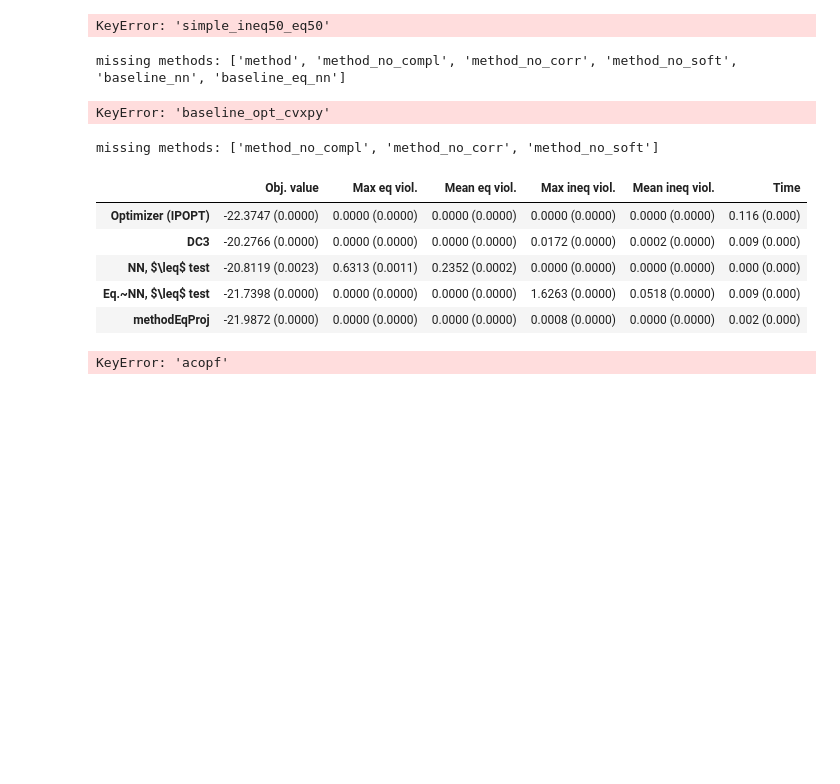
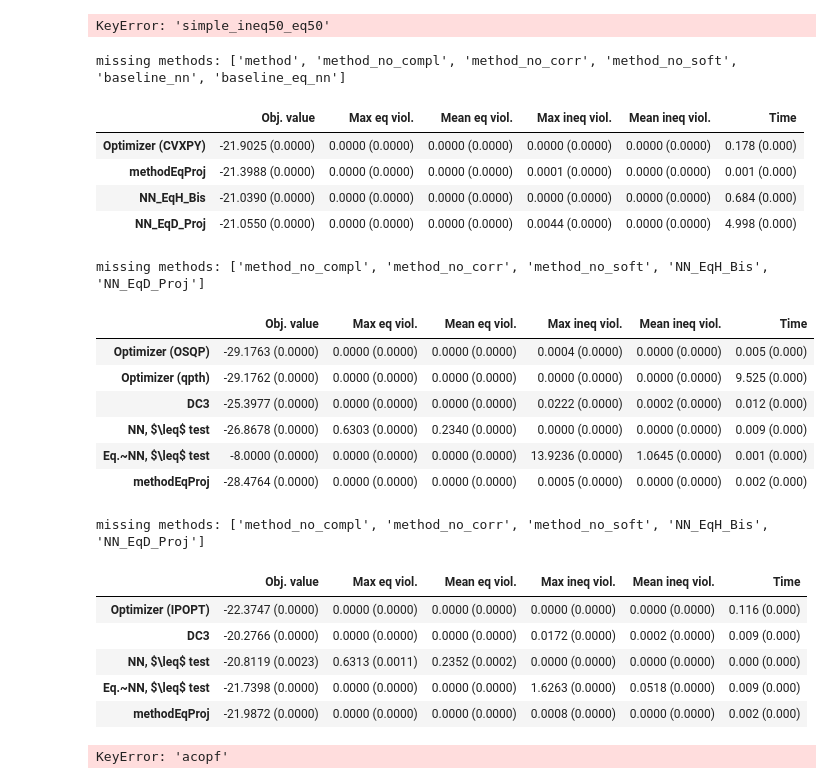
Before and after one commit to 222042015/DC3, a Jupyter notebook: ResultsViz.ipynb, the cells around one changed output. Drawn from its saved outputs; the diff is of its cells as text; code cells hidden in the pictures; blank space fills up the shorter version.

Commit message:
add dcopf

```diff
--- a/ResultsViz.ipynb
+++ b/ResultsViz.ipynb
@@ -39,7 +19,7 @@ def get_results_table(results_dict, metrics, keep_methods):
     missing_methods = []
     for method in keep_methods:
         if method in results_dict:
-            d[method] = ['{:.3f} ({:.3f})'.format(*results_dict[method][metric]) if 'time' in metric else \
+            d[method] = ['{:.4f} ({:.4f})'.format(*results_dict[method][metric]) if 'time' in metric else \
                          '{:.4f} ({:.4f})'.format(*results_dict[method][metric]) for metric in metrics]
         else:
             missing_methods.append(method)
@@ -62,9 +42,9 @@ def get_full_results_table(results_dict, exper_type, num=5):
                         'Time']
 
     nn_methods = ['method', 'method_no_compl', 'method_no_corr', 'method_no_soft',
-               'baseline_nn', 'baseline_eq_nn'] + ['method_eq_proj']
+               'baseline_nn', 'baseline_eq_nn'] + ['method_eq_proj', 'NN_EqH_Bis', 'NN_EqD_Proj']
     opt_methods = dict([
-            ('simple', ['osqp', 'qpth']), ('nonconvex', ['ipopt']), ('acopf', ['pypower']), ('qcqp', ['cvxpy'])
+            ('simple', ['osqp', 'qpth']), ('nonconvex', ['ipopt']), ('acopf', ['pypower']), ('qcqp', ['cvxpy']), ('dcopf', ['osqp', 'gurobi'])
     ])
     opt_methods_list = ['baseline_opt_{}'.format(x) for x in opt_methods[exper_type]]
     methods_renaming_dict = dict((
@@ -82,7 +62,10 @@ def get_full_results_table(results_dict, exper_type, num=5):
             ('baseline_opt_ipopt', 'Optimizer (IPOPT)'),
             ('baseline_opt_pypower', 'Optimizer (PYPOWER)'),
             ('baseline_opt_cvxpy', 'Optimizer (CVXPY)'),
-            ('method_eq_proj', 'methodEqProj')
+            ('baseline_opt_gurobi', 'Optimizer (GUROBI)'),
+            ('method_eq_proj', 'methodEqProj'),
+            ('NN_EqH_Bis', 'NN_EqH_Bis'),
+            ('NN_EqD_Proj', 'NN_EqD_Proj')
         ))
 
     # df1, missing_methods = get_results_table(results_dict, metrics, nn_methods + opt_methods_list)
@@ -106,7 +89,7 @@ def get_full_results_table(results_dict, exper_type, num=5):
     all_results = df1
     results_ordering = opt_methods_list + ['method', 'method_no_compl', 'method_no_corr',
                        'method_no_soft', 'baseline_nn',
-                       'baseline_eq_nn'] + ['method_eq_proj']
+                       'baseline_eq_nn'] + ['method_eq_proj'] + ['NN_EqH_Bis', 'NN_EqD_Proj']
     all_results = all_results.loc[[x for x in results_ordering if x not in missing_methods]]
     all_results.index = [methods_renaming_dict[x] for x in all_results.index]
     all_results.columns = metrics_renaming
@@ -122,15 +114,28 @@ df_qcqp = get_full_results_table(stats['qcqp'], exper_type='qcqp')
 df_qcqp
 # %% [output]
 missing methods: ['method', 'method_no_compl', 'method_no_corr', 'method_no_soft', 'baseline_nn', 'baseline_eq_nn']
-KeyError: 'baseline_opt_cvxpy'
+|  | Obj. value | Max eq viol. | Mean eq viol. | Max ineq viol. | Mean ineq viol. | Time |
+| Optimizer (CVXPY) | -21.9025 (0.0000) | 0.0000 (0.0000) | 0.0000 (0.0000) | 0.0000 (0.0000) | 0.0000 (0.0000) | 0.178 (0.000) |
+| methodEqProj | -21.3988 (0.0000) | 0.0000 (0.0000) | 0.0000 (0.0000) | 0.0001 (0.0000) | 0.0000 (0.0000) | 0.001 (0.000) |
+| NN_EqH_Bis | -21.0390 (0.0000) | 0.0000 (0.0000) | 0.0000 (0.0000) | 0.0000 (0.0000) | 0.0000 (0.0000) | 0.684 (0.000) |
+| NN_EqD_Proj | -21.0550 (0.0000) | 0.0000 (0.0000) | 0.0000 (0.0000) | 0.0044 (0.0000) | 0.0000 (0.0000) | 4.998 (0.000) |
 # %%
-# df_simple_100100 = get_full_results_table(stats['simple_ineq100_eq100'], exper_type='simple')
-# df_simple_100100
+df_simple_100100 = get_full_results_table(stats['simple_ineq100_eq100'], exper_type='simple')
+df_simple_100100
+# %% [output]
+missing methods: ['method_no_compl', 'method_no_corr', 'method_no_soft', 'NN_EqH_Bis', 'NN_EqD_Proj']
+|  | Obj. value | Max eq viol. | Mean eq viol. | Max ineq viol. | Mean ineq viol. | Time |
+| Optimizer (OSQP) | -29.1763 (0.0000) | 0.0000 (0.0000) | 0.0000 (0.0000) | 0.0004 (0.0000) | 0.0000 (0.0000) | 0.005 (0.000) |
+| Optimizer (qpth) | -29.1762 (0.0000) | 0.0000 (0.0000) | 0.0000 (0.0000) | 0.0000 (0.0000) | 0.0000 (0.0000) | 9.525 (0.000) |
+| DC3 | -25.3977 (0.0000) | 0.0000 (0.0000) | 0.0000 (0.0000) | 0.0222 (0.0000) | 0.0002 (0.0000) | 0.012 (0.000) |
+| NN, $\leq$ test | -26.8678 (0.0000) | 0.6303 (0.0000) | 0.2340 (0.0000) | 0.0000 (0.0000) | 0.0000 (0.0000) | 0.009 (0.000) |
+| Eq.~NN, $\leq$ test | -8.0000 (0.0000) | 0.0000 (0.0000) | 0.0000 (0.0000) | 13.9236 (0.0000) | 1.0645 (0.0000) | 0.001 (0.000) |
+| methodEqProj | -28.4764 (0.0000) | 0.0000 (0.0000) | 0.0000 (0.0000) | 0.0005 (0.0000) | 0.0000 (0.0000) | 0.002 (0.000) |
 # %%
 df_nonconvex = get_full_results_table(stats['nonconvex'], exper_type='nonconvex')
 df_nonconvex
 # %% [output]
-missing methods: ['method_no_compl', 'method_no_corr', 'method_no_soft']
+missing methods: ['method_no_compl', 'method_no_corr', 'method_no_soft', 'NN_EqH_Bis', 'NN_EqD_Proj']
 |  | Obj. value | Max eq viol. | Mean eq viol. | Max ineq viol. | Mean ineq viol. | Time |
 | Optimizer (IPOPT) | -22.3747 (0.0000) | 0.0000 (0.0000) | 0.0000 (0.0000) | 0.0000 (0.0000) | 0.0000 (0.0000) | 0.116 (0.000) |
 | DC3 | -20.2766 (0.0000) | 0.0000 (0.0000) | 0.0000 (0.0000) | 0.0172 (0.0000) | 0.0002 (0.0000) | 0.009 (0.000) |
```
Also changed, not shown: parts of 2 cells of this notebook, 2 other files.
